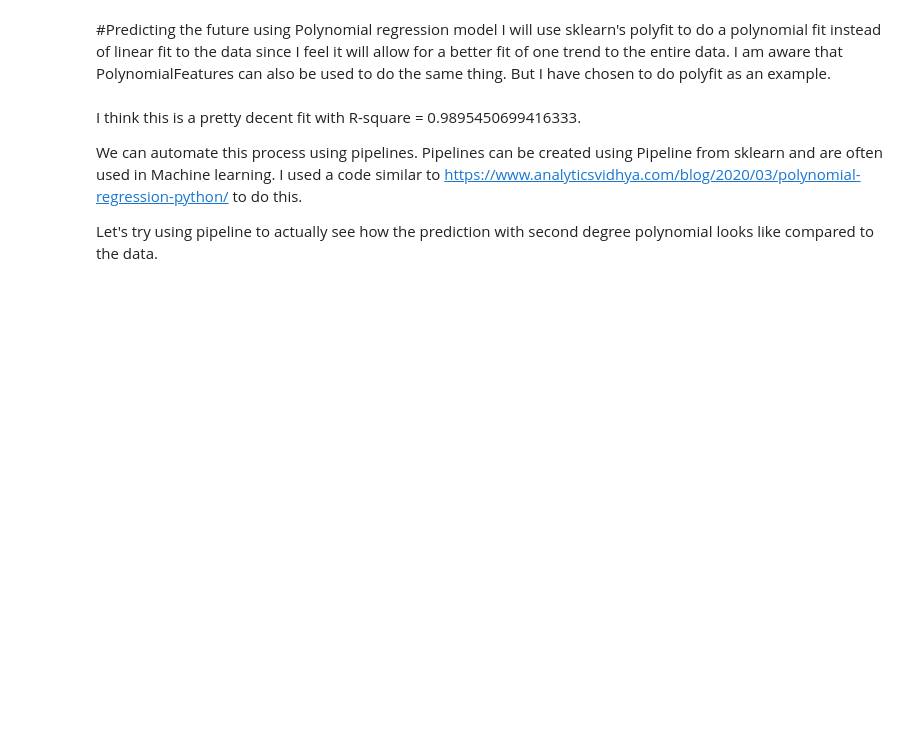
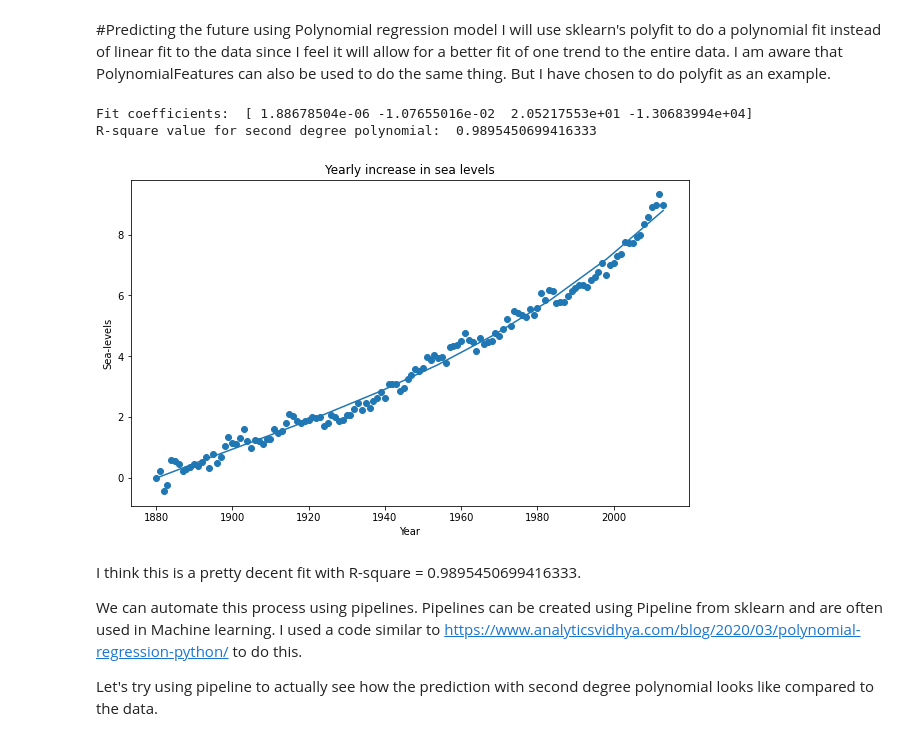
Before and after one commit to JaySanthanam/Programming-for-data, a Jupyter notebook: Projects/Sea_Level_Project.ipynb, the cells around one changed output. Drawn from its saved outputs; the diff is of its cells as text; code cells hidden in the pictures; blank space fills up the shorter version.

```diff
--- a/Projects/Sea_Level_Project.ipynb
+++ b/Projects/Sea_Level_Project.ipynb
@@ -585,21 +595,30 @@ I will use sklearn's polyfit to do a polynomial fit instead of linear fit to the
 # %%
 from sklearn.metrics import r2_score
 y = np.array(df_new["CSIRO Adjusted Sea Level"],np.float64)
 x = np.array(df_new["Year"],np.int64)
 polymodel = np.poly1d(np.polyfit(x, y, 3))
 
 polyline = np.linspace(1880, 2013, 10)
 coeff = polymodel.coef
 print("Fit coefficients: ", coeff)
 r_sq_poly = r2_score(y, polymodel(x))
 print("R-square value for second degree polynomial: ", r_sq_poly)
-plt.figure(figsize=(10,6))
-plt.scatter(x, y)
-plt.plot(polyline, polymodel(polyline))
-plt.xlabel("Year")
-plt.ylabel("Sea levels")
-plt.title("Yearly increase in sea levels")
-plt.show()
+
+def do_poly_plot(x,y,polyline,polymodel,x_label,y_label,plot_title):
+  plt.figure(figsize=(10,6))
+  plt.scatter(x, y)
+  plt.plot(polyline, polymodel(polyline))
+  plt.xlabel(x_label)
+  plt.ylabel(y_label)
+  plt.title(plot_title)
+  plt.show()
+  return
+
+do_poly_plot(x,y,polyline,polymodel,"Year","Sea-levels","Yearly increase in sea levels")
+# %% [output]
+Fit coefficients:  [ 1.88678504e-06 -1.07655016e-02  2.05217553e+01 -1.30683994e+04]
+R-square value for second degree polynomial:  0.9895450699416333
+[figure, added]
 # %% [markdown]
 I think this is a pretty decent fit with R-square = 0.9895450699416333.
 
```
Also changed, not shown: parts of 3 cells of this notebook.
